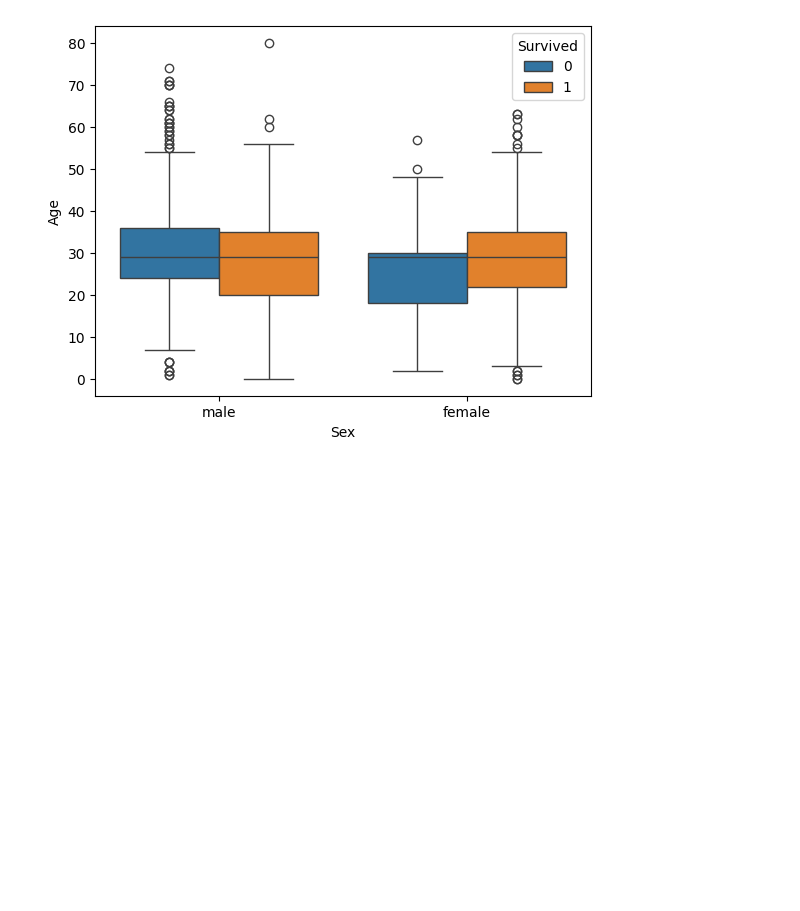
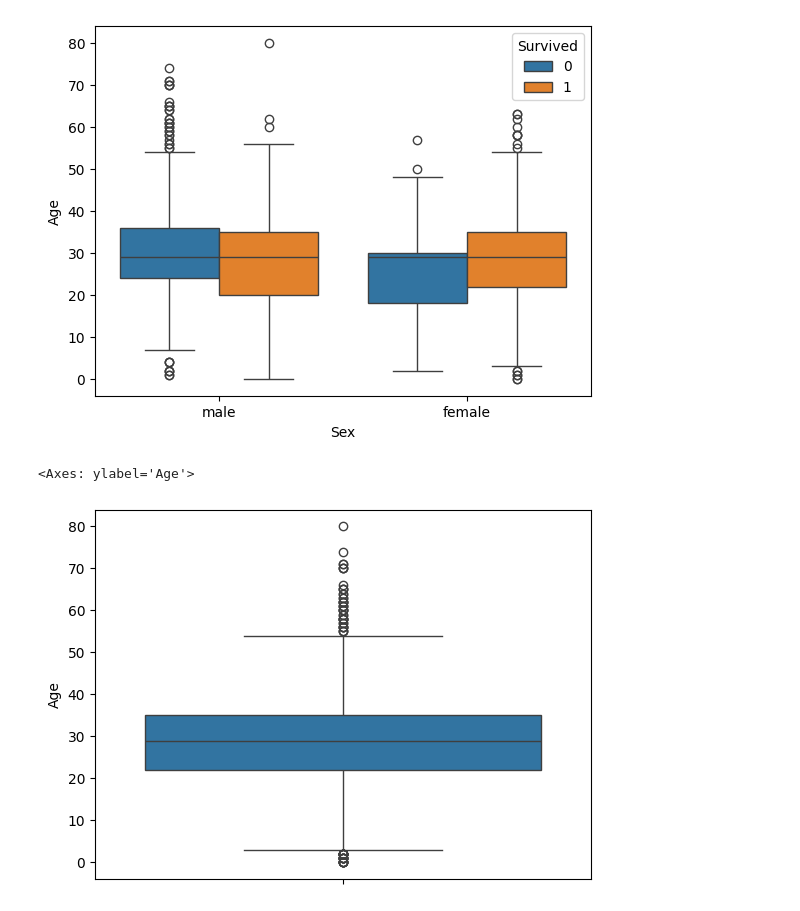
Before and after one commit to Touhidarz/DSBDA, a Jupyter notebook: Visualisation_9.ipynb, the cells around one changed output. Saved outputs shown, nothing was run; the diff lists cells and outputs as text; code cells hidden in the pictures; blank space fills up the shorter version.

```diff
--- a/Visualisation_9.ipynb
+++ b/Visualisation_9.ipynb
@@ -73,3 +73,8 @@ sns.boxplot(data=data, x='Sex', y='Age', hue='Survived')
 # %% [output]
 <Axes: xlabel='Sex', ylabel='Age'>
 [figure]
+# %%
+sns.boxplot(data=data, y='Age')
+# %% [output]
+<Axes: ylabel='Age'>
+[figure, added]
```
Also changed, not shown: parts of 4 cells of this notebook, 4 other files.
